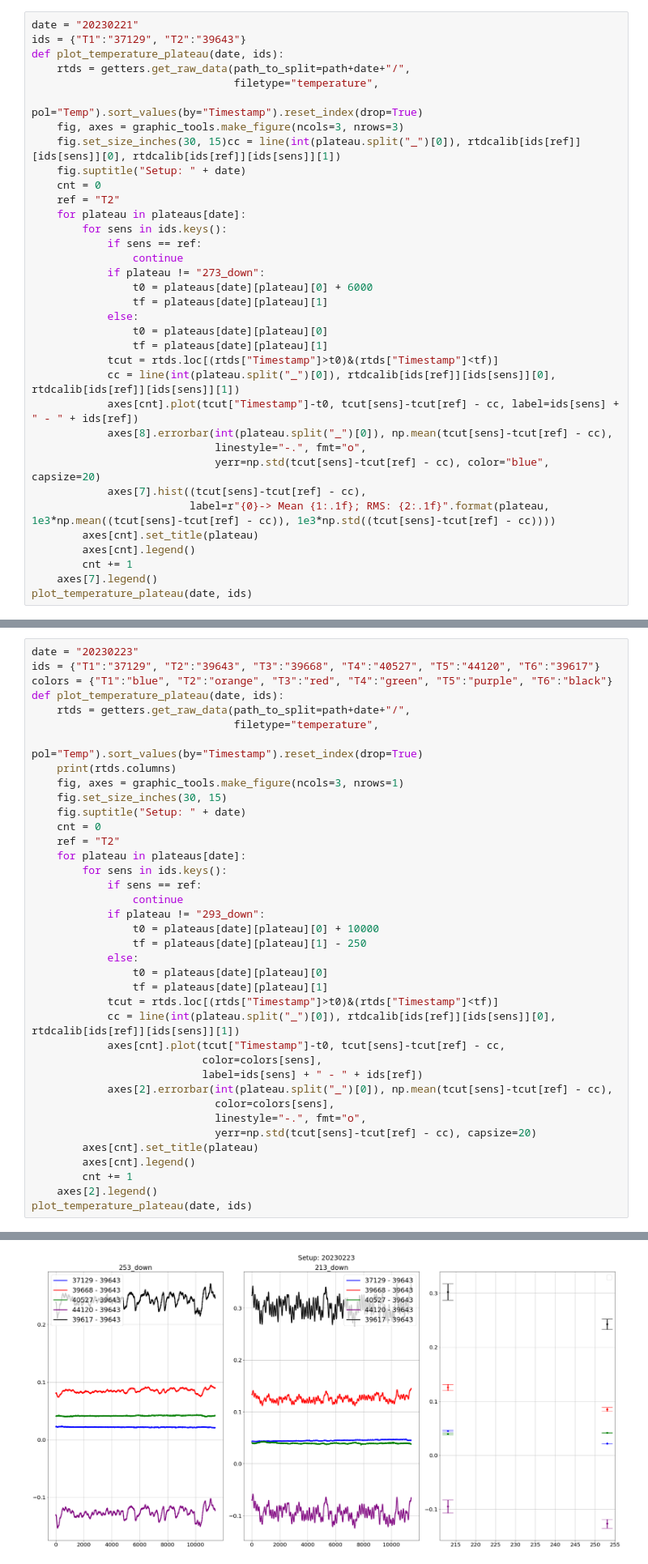
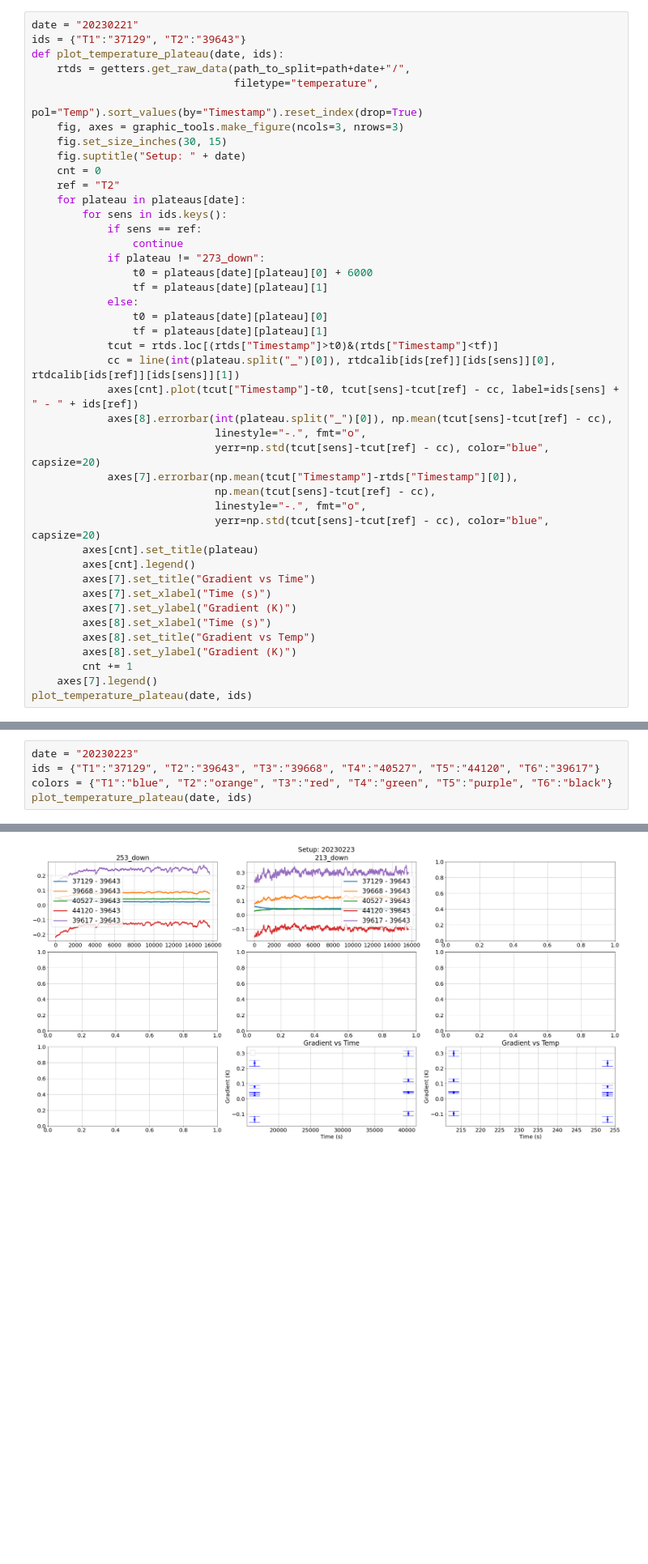
Before and after one commit to jcapo96/FBG_TMS, a Jupyter notebook: ana/feb_runs/setup_characterisation.ipynb, the cells around one changed output, grey strips where cells are left out. Shown at 81% size. Saved outputs shown, nothing was run; the diff lists cells and outputs as text; blank space fills up the shorter version.

```diff
--- a/ana/feb_runs/setup_characterisation.ipynb
+++ b/ana/feb_runs/setup_characterisation.ipynb
@@ -77,7 +77,7 @@ def plot_temperature_plateau(date, ids):
                                 filetype="temperature",
                                 pol="Temp").sort_values(by="Timestamp").reset_index(drop=True)
     fig, axes = graphic_tools.make_figure(ncols=3, nrows=3)
-    fig.set_size_inches(30, 15)cc = line(int(plateau.split("_")[0]), rtdcalib[ids[ref]][ids[sens]][0], rtdcalib[ids[ref]][ids[sens]][1])
+    fig.set_size_inches(30, 15)
     fig.suptitle("Setup: " + date)
     cnt = 0
     ref = "T2"
@@ -97,10 +97,18 @@ def plot_temperature_plateau(date, ids):
             axes[8].errorbar(int(plateau.split("_")[0]), np.mean(tcut[sens]-tcut[ref] - cc),
                              linestyle="-.", fmt="o",
                              yerr=np.std(tcut[sens]-tcut[ref] - cc), color="blue", capsize=20)
-            axes[7].hist((tcut[sens]-tcut[ref] - cc),
-                         label=r"{0}-> Mean {1:.1f}; RMS: {2:.1f}".format(plateau, 1e3*np.mean((tcut[sens]-tcut[ref] - cc)), 1e3*np.std((tcut[sens]-tcut[ref] - cc))))
+            axes[7].errorbar(np.mean(tcut["Timestamp"]-rtds["Timestamp"][0]),
+                             np.mean(tcut[sens]-tcut[ref] - cc),
+                             linestyle="-.", fmt="o",
+                             yerr=np.std(tcut[sens]-tcut[ref] - cc), color="blue", capsize=20)
         axes[cnt].set_title(plateau)
         axes[cnt].legend()
+        axes[7].set_title("Gradient vs Time")
+        axes[7].set_xlabel("Time (s)")
+        axes[7].set_ylabel("Gradient (K)")
+        axes[8].set_xlabel("Time (s)")
+        axes[8].set_title("Gradient vs Temp")
+        axes[8].set_ylabel("Gradient (K)")
         cnt += 1
     axes[7].legend()
 plot_temperature_plateau(date, ids)
@@ -216,39 +194,6 @@ Keys to read: ['Temp1']
 date = "20230223"
 ids = {"T1":"37129", "T2":"39643", "T3":"39668", "T4":"40527", "T5":"44120", "T6":"39617"}
 colors = {"T1":"blue", "T2":"orange", "T3":"red", "T4":"green", "T5":"purple", "T6":"black"}
-def plot_temperature_plateau(date, ids):
-    rtds = getters.get_raw_data(path_to_split=path+date+"/",
-                                filetype="temperature",
-                                pol="Temp").sort_values(by="Timestamp").reset_index(drop=True)
-    print(rtds.columns)
-    fig, axes = graphic_tools.make_figure(ncols=3, nrows=1)
-    fig.set_size_inches(30, 15)
-    fig.suptitle("Setup: " + date)
-    cnt = 0
-    ref = "T2"
-    for plateau in plateaus[date]:
-        for sens in ids.keys():
-            if sens == ref:
-                continue
-            if plateau != "293_down":
-                t0 = plateaus[date][plateau][0] + 10000
-                tf = plateaus[date][plateau][1] - 250
-            else:
-                t0 = plateaus[date][plateau][0]
-                tf = plateaus[date][plateau][1]
-            tcut = rtds.loc[(rtds["Timestamp"]>t0)&(rtds["Timestamp"]<tf)]
-            cc = line(int(plateau.split("_")[0]), rtdcalib[ids[ref]][ids[sens]][0], rtdcalib[ids[ref]][ids[sens]][1])
-            axes[cnt].plot(tcut["Timestamp"]-t0, tcut[sens]-tcut[ref] - cc,
-                           color=colors[sens],
-                           label=ids[sens] + " - " + ids[ref])
-            axes[2].errorbar(int(plateau.split("_")[0]), np.mean(tcut[sens]-tcut[ref] - cc),
-                             color=colors[sens],
-                             linestyle="-.", fmt="o",
-                             yerr=np.std(tcut[sens]-tcut[ref] - cc), capsize=20)
-        axes[cnt].set_title(plateau)
-        axes[cnt].legend()
-        cnt += 1
-    axes[2].legend()
 plot_temperature_plateau(date, ids)
 # %% [output]
 Keys to read: ['Temp1']
@@ -257,4 +201,4 @@ Index(['Date', 'Time', 'T1', 'T2', 'T3', 'T4', 'T5', 'T6', 'Timestamp'], dtype='
-[figure, old version]
+[figure, new version]
 # %% [markdown]
 ## 20230224 ##
 # Description of the setup #
```
Also changed, not shown: parts of 7 cells of this notebook, 2 other files.
